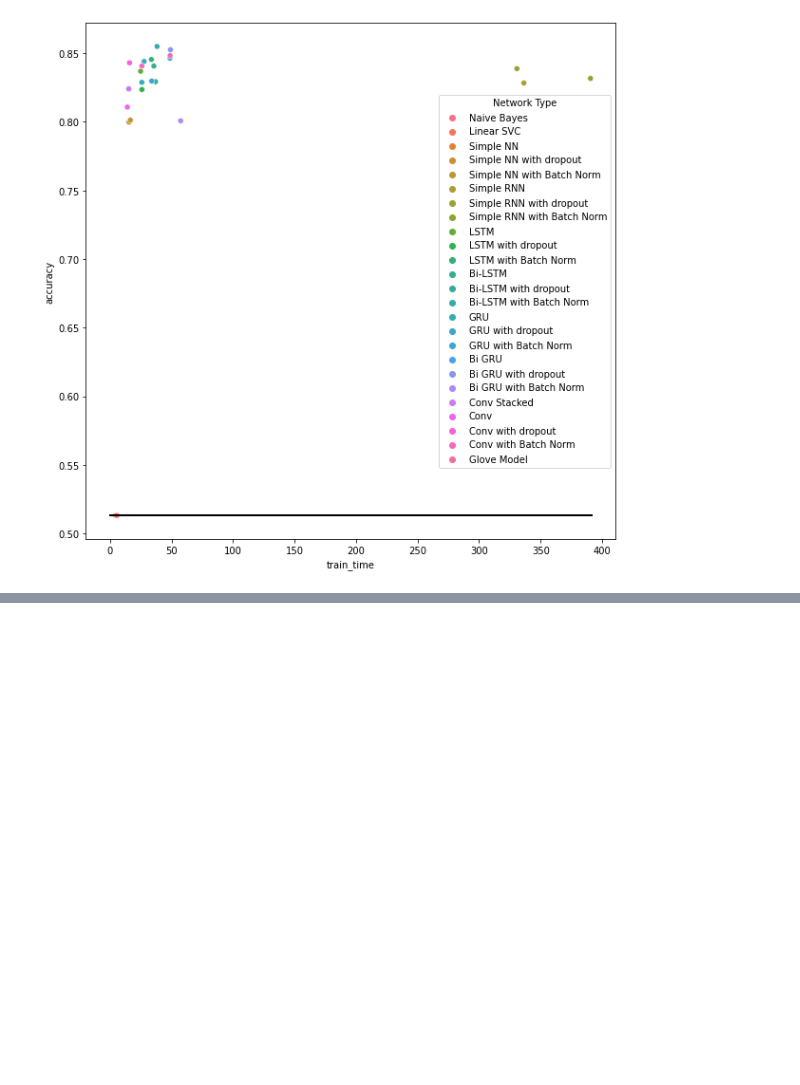
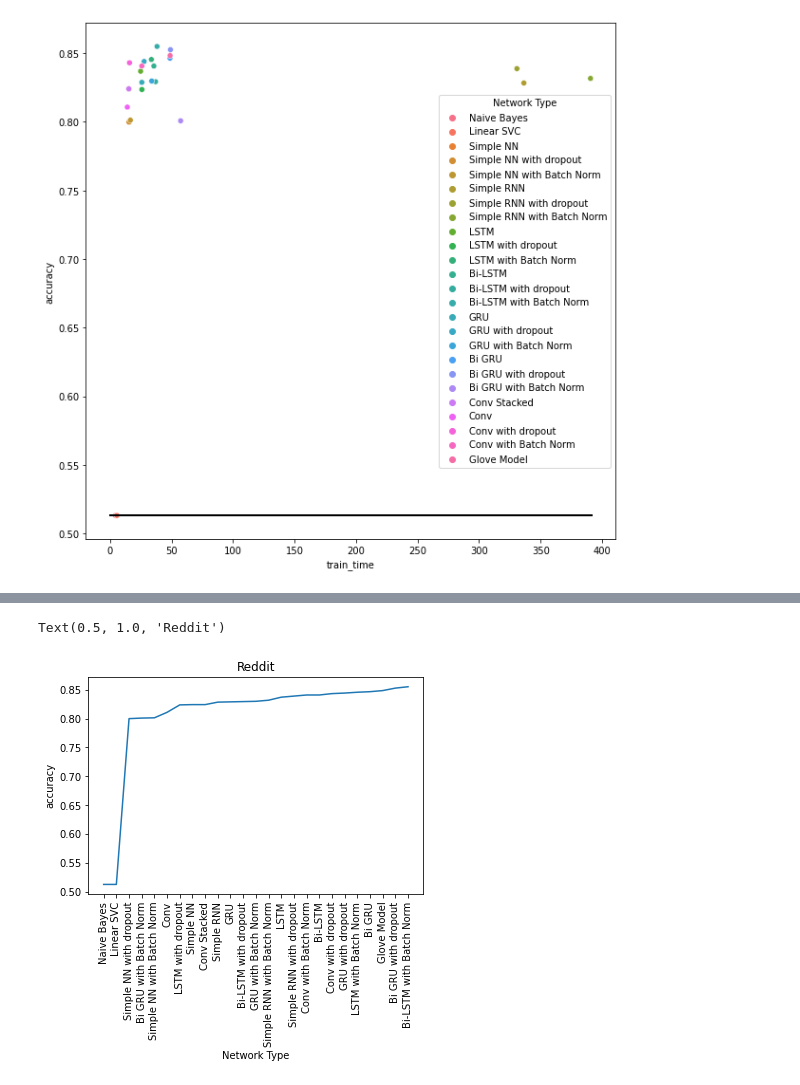
Before and after one commit to abishekshyamsunder/Hate-Speech-Classification, a Jupyter notebook: analysis.ipynb, the cells around one changed output, grey strips where cells are left out. Drawn from its saved outputs; the diff is of its cells as text; code cells hidden in the pictures; blank space fills up the shorter version.

```diff
--- a/analysis.ipynb
+++ b/analysis.ipynb
@@ -57,0 +93,8 @@ plt.xticks(rotation=90);
+# %%
+sns.lineplot(data=df_reddit.sort_values(by=['accuracy']), x="Network Type", y="accuracy");
+plt.xticks(rotation=90);
+plt.savefig("Accuracy for Network Type Reddit")
+plt.title("Reddit")
+# %% [output]
+Text(0.5, 1.0, 'Reddit')
+[figure, added]
```
Also changed, not shown: parts of 10 cells of this notebook, 3 other files.
